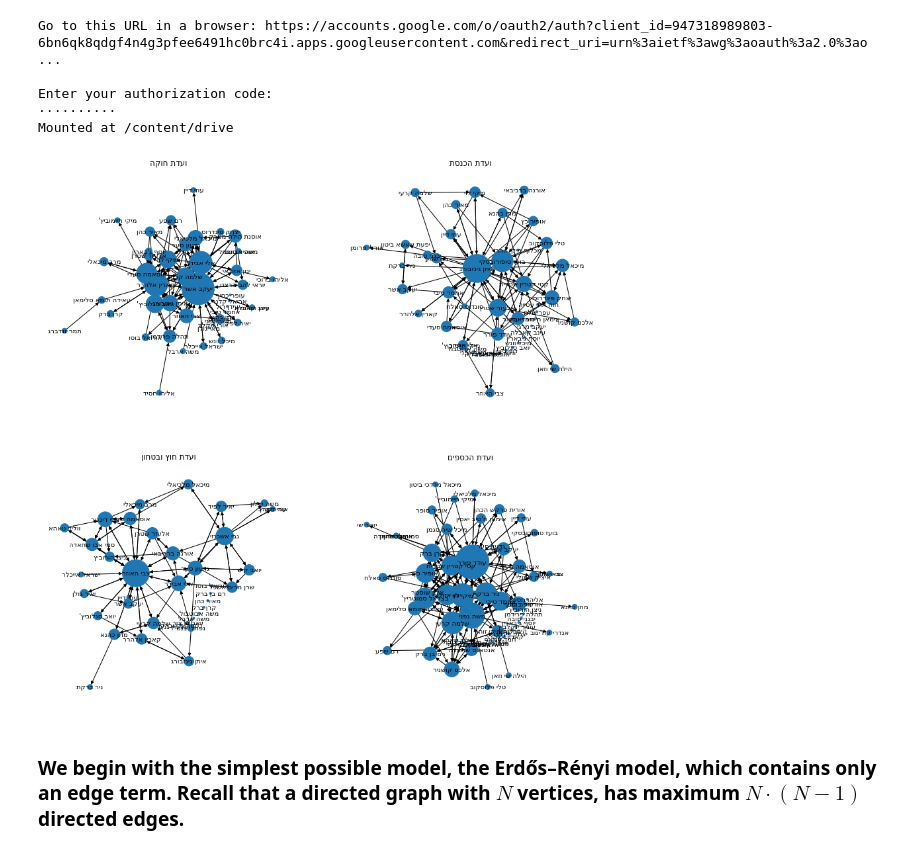
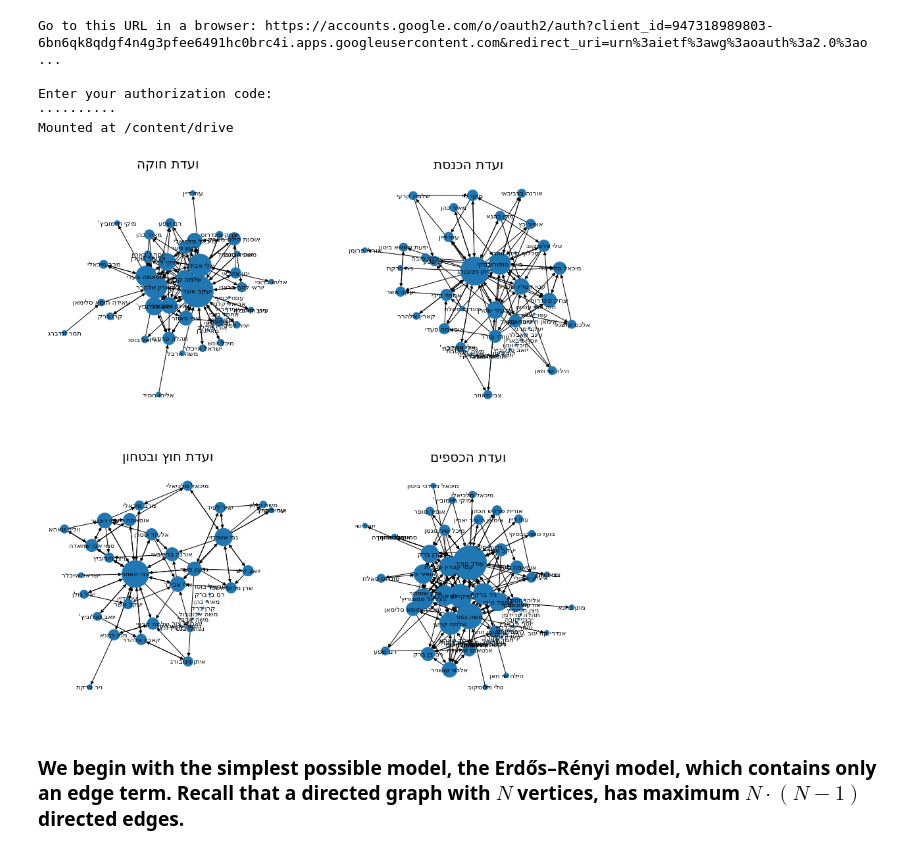
Before and after one commit to galbraun/knesset_social_dynamics, a Jupyter notebook: ERGM_R.ipynb, the cells around one changed output. Cells and saved outputs as stored; diff of their text form; code cells hidden in the pictures.

```diff
--- a/ERGM_R.ipynb
+++ b/ERGM_R.ipynb
@@ -101,26 +101,21 @@ def draw_graph_from_adj(adj_path, ax=None, title=None):
   labels = {node:node[::-1] for node in G.nodes()}
   nx.draw(G, node_size=n_sizes, ax=ax, pos=pos)
   nx.draw_networkx_labels(G,pos,labels=labels,font_size=10, ax=ax)
+  ax.set_title(title, fontsize=20)
 # %%
 # plot Interruptions Networks
 # Todo Gal: what the size influence here? I think just show the networks, in different layout (to be more understandable)
 # Todo Gal: Set title
 fig, axs = plt.subplots(2, 2, figsize=(15,15))
 
-draw_graph_from_adj(huka_adj_path[0], ax=axs[0,0])
-axs[0,0].set_title('ועדת חוקה'[::-1])
+draw_graph_from_adj(huka_adj_path[0], ax=axs[0,0], title='ועדת חוקה'[::-1])
+draw_graph_from_adj(hutz_bitahon_adj_path[0], ax=axs[1,0], title='ועדת חוץ ובטחון'[::-1])
+draw_graph_from_adj(knesset_adj_path[0], ax=axs[0,1], title='ועדת הכנסת'[::-1])
+draw_graph_from_adj(ksafim_adj_path[0], ax=axs[1,1], title='ועדת הכספים'[::-1])
 
-draw_graph_from_adj(hutz_bitahon_adj_path[0], ax=axs[1,0])
-axs[1,0].set_title('ועדת חוץ ובטחון'[::-1])
-
-draw_graph_from_adj(knesset_adj_path[0], ax=axs[0,1])
-axs[0,1].set_title('ועדת הכנסת'[::-1])
-
-draw_graph_from_adj(ksafim_adj_path[0], ax=axs[1,1])
-axs[1,1].set_title('ועדת הכספים'[::-1])
 fig.show()
 # %% [output]
-[figure, old version]
+[figure, new version]
 # %% [markdown]
 ### We begin with the simplest possible model, the Erdős–Rényi model, which contains only an edge term. Recall that a directed graph with $N$ vertices, has  maximum  $N\cdot (N-1)$ directed edges.
 # %%
```
Also changed, not shown: parts of 6 cells of this notebook.
